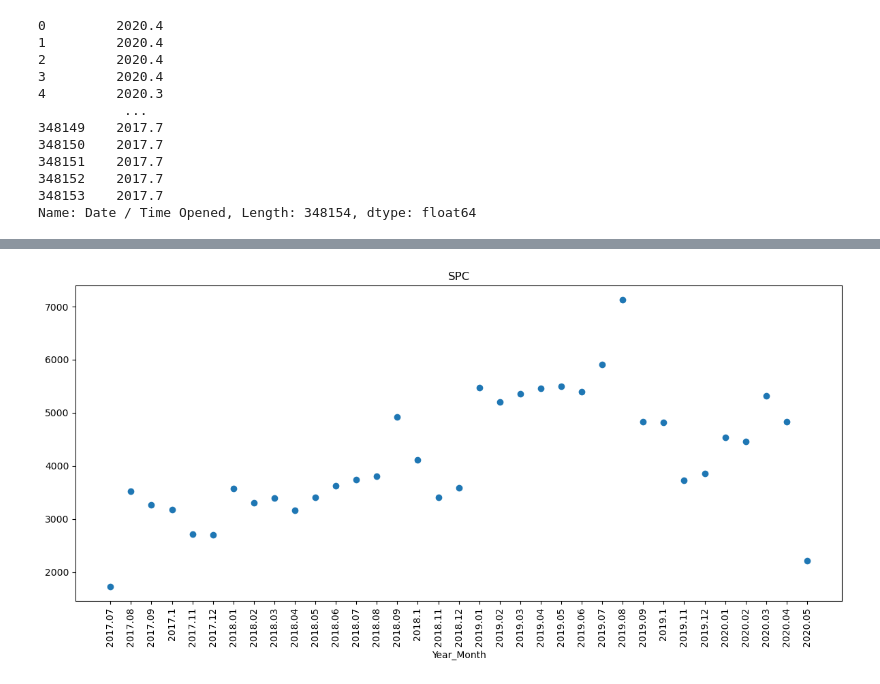
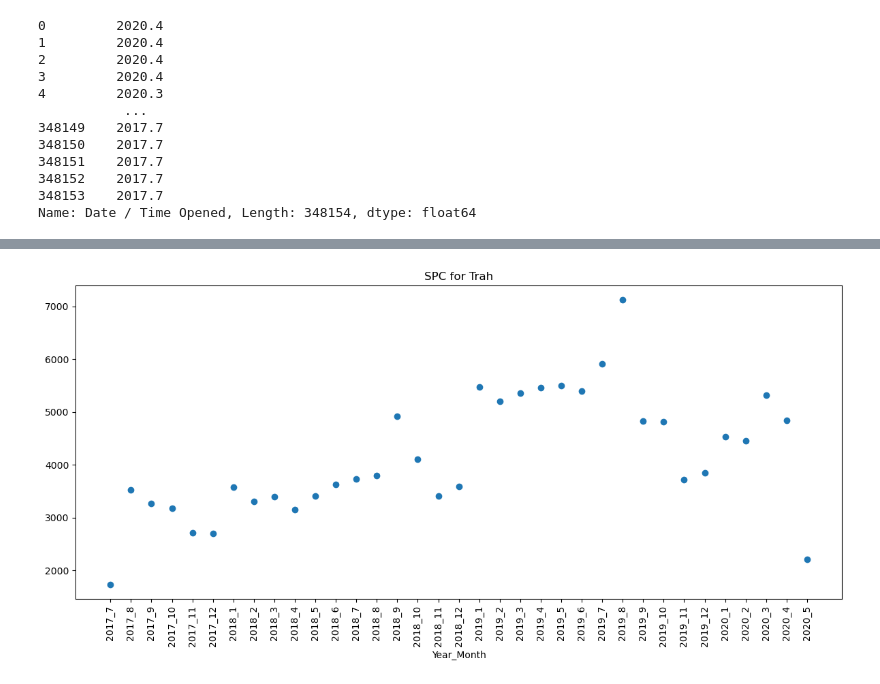
Before and after one commit to bensdata/hubnashville-bobcat, a Jupyter notebook: notebooks/hub_Nashville_311.ipynb, the cells around one changed output, grey strips where cells are left out. Cells and saved outputs as stored; diff of their text form; code cells hidden in the pictures.

Commit message:
created a SPC chart

```diff
--- a/notebooks/hub_Nashville_311.ipynb
+++ b/notebooks/hub_Nashville_311.ipynb
@@ -600,0 +641,3 @@ hub_data_new['year_month'] = hub_data_new['Date / Time Opened'].dt.year +  hub_d
+# %%
+# view the table in a better format
+group_data = pd.read_csv('../data/groupped_request_year_month.csv')
@@ -600,0 +653,3 @@ hub_data_new['year_month'] = hub_data_new['Date / Time Opened'].dt.year +  hub_d
+# %%
+group_data['year_month']= group_data['year'].apply(str) + '_' + group_data['month'].apply(str)
+group_data.head()
@@ -601,3 +663,2 @@ hub_data_new['year_month'] = hub_data_new['Date / Time Opened'].dt.year +  hub_d
 # %%
-TRL_data = hub_data_new[hub_data_new['Request Type'] == 'Trash, Recycling & Litter'].reset_index(drop=True)
-TRL_groupped = TRL_data.groupby('year_month')['year_month'].count()
+TRL_data = group_data[group_data['Request Type'] == 'Trash, Recycling & Litter'].reset_index(drop=True)
@@ -604,12 +685,12 @@ TRL_groupped = TRL_data.groupby('year_month')['year_month'].count()
 # %%
-time = [str(i) for i in TRL_groupped.keys()]
-y_values = list(TRL_groupped.values)
+time = TRL_data['year'].apply(str) + '_' + TRL_data['month'].apply(str)
+y_values = TRL_data['request_count']
 
 plt.figure(figsize=(12,6))
 plt.scatter(time, y_values)
 plt.xticks(time, rotation=90)
 plt.xlabel('Year_Month')
-plt.title('SPC')
+plt.title('SPC for Trah')
 plt.tight_layout()
 # %% [output]
-[figure, old version]
+[figure, new version]
```
Also changed, not shown: parts of 32 cells of this notebook.
